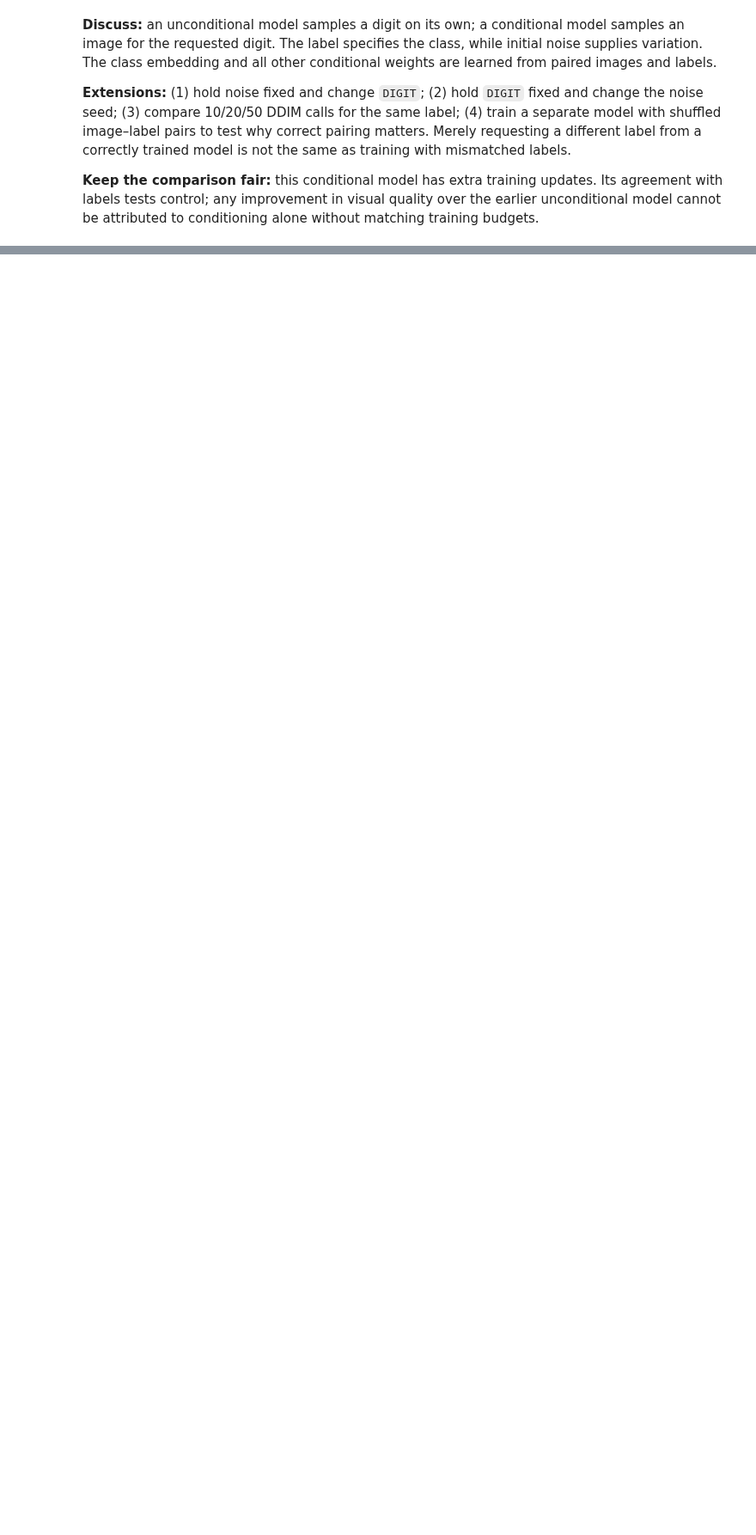
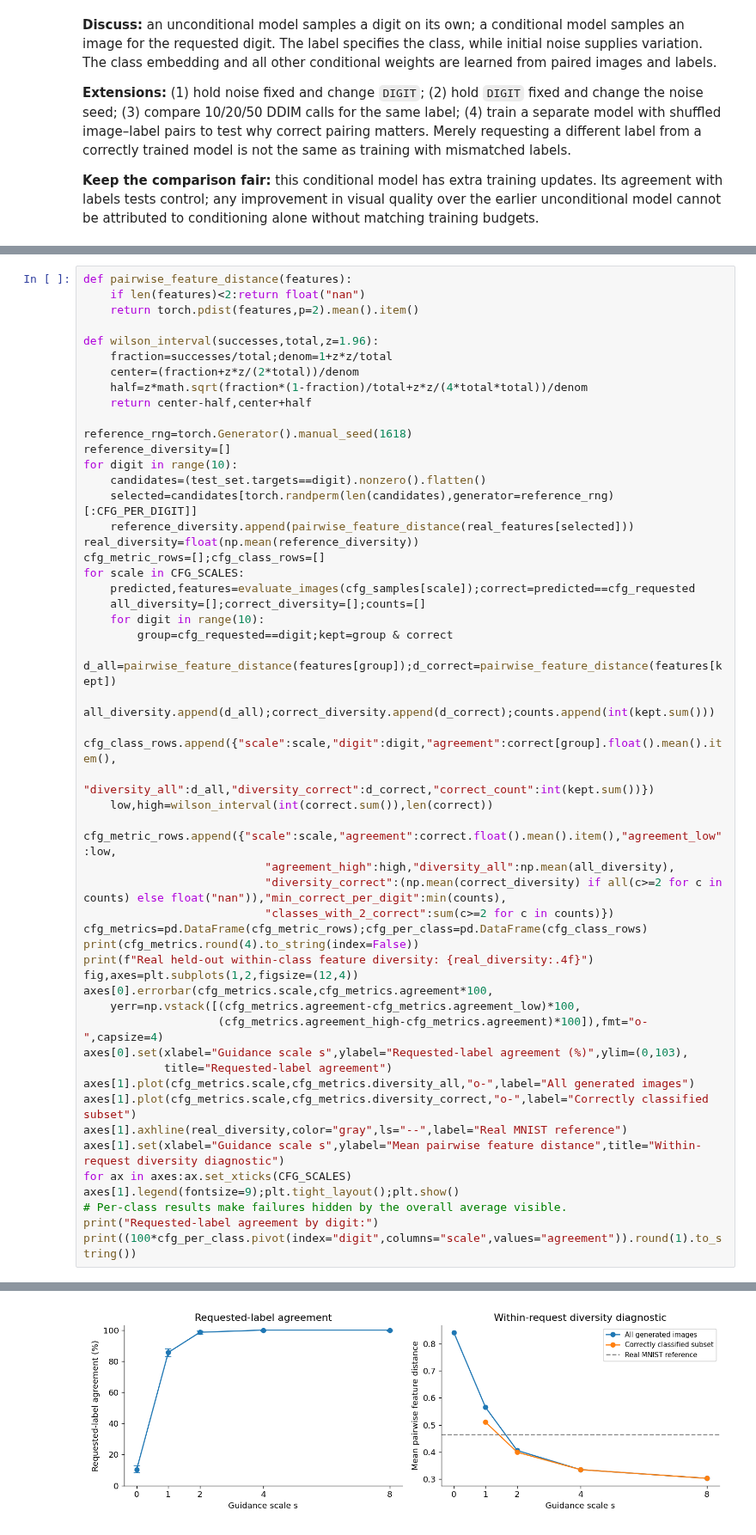
Before and after one commit to r-isachenko/2026-DGM-MIPT-YSDA-course, a Jupyter notebook: seminars/seminar7/seminar7_ddpm_mnist.ipynb, the cells around one changed output, grey strips where cells are left out. Shown at 86% size. Drawn from its saved outputs; the diff is of its cells as text; blank space fills up the shorter version.

```diff
--- a/seminars/seminar7/seminar7_ddpm_mnist.ipynb
+++ b/seminars/seminar7/seminar7_ddpm_mnist.ipynb
@@ -810,0 +1094,52 @@ Passed: label influence, embedding gradients, conditional DDIM repeatability.
+# %%
+def pairwise_feature_distance(features):
+    if len(features)<2:return float("nan")
+    return torch.pdist(features,p=2).mean().item()
+
+def wilson_interval(successes,total,z=1.96):
+    fraction=successes/total;denom=1+z*z/total
+    center=(fraction+z*z/(2*total))/denom
+    half=z*math.sqrt(fraction*(1-fraction)/total+z*z/(4*total*total))/denom
+    return center-half,center+half
+
+reference_rng=torch.Generator().manual_seed(1618)
+reference_diversity=[]
+for digit in range(10):
+    candidates=(test_set.targets==digit).nonzero().flatten()
+    selected=candidates[torch.randperm(len(candidates),generator=reference_rng)[:CFG_PER_DIGIT]]
+    reference_diversity.append(pairwise_feature_distance(real_features[selected]))
+real_diversity=float(np.mean(reference_diversity))
+cfg_metric_rows=[];cfg_class_rows=[]
+for scale in CFG_SCALES:
+    predicted,features=evaluate_images(cfg_samples[scale]);correct=predicted==cfg_requested
+    all_diversity=[];correct_diversity=[];counts=[]
+    for digit in range(10):
+        group=cfg_requested==digit;kept=group & correct
+        d_all=pairwise_feature_distance(features[group]);d_correct=pairwise_feature_distance(features[kept])
+        all_diversity.append(d_all);correct_diversity.append(d_correct);counts.append(int(kept.sum()))
+        cfg_class_rows.append({"scale":scale,"digit":digit,"agreement":correct[group].float().mean().item(),
+                               "diversity_all":d_all,"diversity_correct":d_correct,"correct_count":int(kept.sum())})
+    low,high=wilson_interval(int(correct.sum()),len(correct))
+    cfg_metric_rows.append({"scale":scale,"agreement":correct.float().mean().item(),"agreement_low":low,
+                           "agreement_high":high,"diversity_all":np.mean(all_diversity),
+                           "diversity_correct":(np.mean(correct_diversity) if all(c>=2 for c in counts) else float("nan")),"min_correct_per_digit":min(counts),
+                           "classes_with_2_correct":sum(c>=2 for c in counts)})
+cfg_metrics=pd.DataFrame(cfg_metric_rows);cfg_per_class=pd.DataFrame(cfg_class_rows)
+print(cfg_metrics.round(4).to_string(index=False))
+print(f"Real held-out within-class feature diversity: {real_diversity:.4f}")
+fig,axes=plt.subplots(1,2,figsize=(12,4))
+axes[0].errorbar(cfg_metrics.scale,cfg_metrics.agreement*100,
+    yerr=np.vstack([(cfg_metrics.agreement-cfg_metrics.agreement_low)*100,
+                    (cfg_metrics.agreement_high-cfg_metrics.agreement)*100]),fmt="o-",capsize=4)
+axes[0].set(xlabel="Guidance scale s",ylabel="Requested-label agreement (%)",ylim=(0,103),
+            title="Requested-label agreement")
+axes[1].plot(cfg_metrics.scale,cfg_metrics.diversity_all,"o-",label="All generated images")
+axes[1].plot(cfg_metrics.scale,cfg_metrics.diversity_correct,"o-",label="Correctly classified subset")
+axes[1].axhline(real_diversity,color="gray",ls="--",label="Real MNIST reference")
+axes[1].set(xlabel="Guidance scale s",ylabel="Mean pairwise feature distance",title="Within-request diversity diagnostic")
+for ax in axes:ax.set_xticks(CFG_SCALES)
+axes[1].legend(fontsize=9);plt.tight_layout();plt.show()
+# Per-class results make failures hidden by the overall average visible.
+print("Requested-label agreement by digit:")
+print((100*cfg_per_class.pivot(index="digit",columns="scale",values="agreement")).round(1).to_string())
+# %% [output]
@@ -810,0 +1166 @@ Passed: label influence, embedding gradients, conditional DDIM repeatability.
+[figure, added]
```
Also changed, not shown: parts of 15 cells of this notebook, 1 other file.
